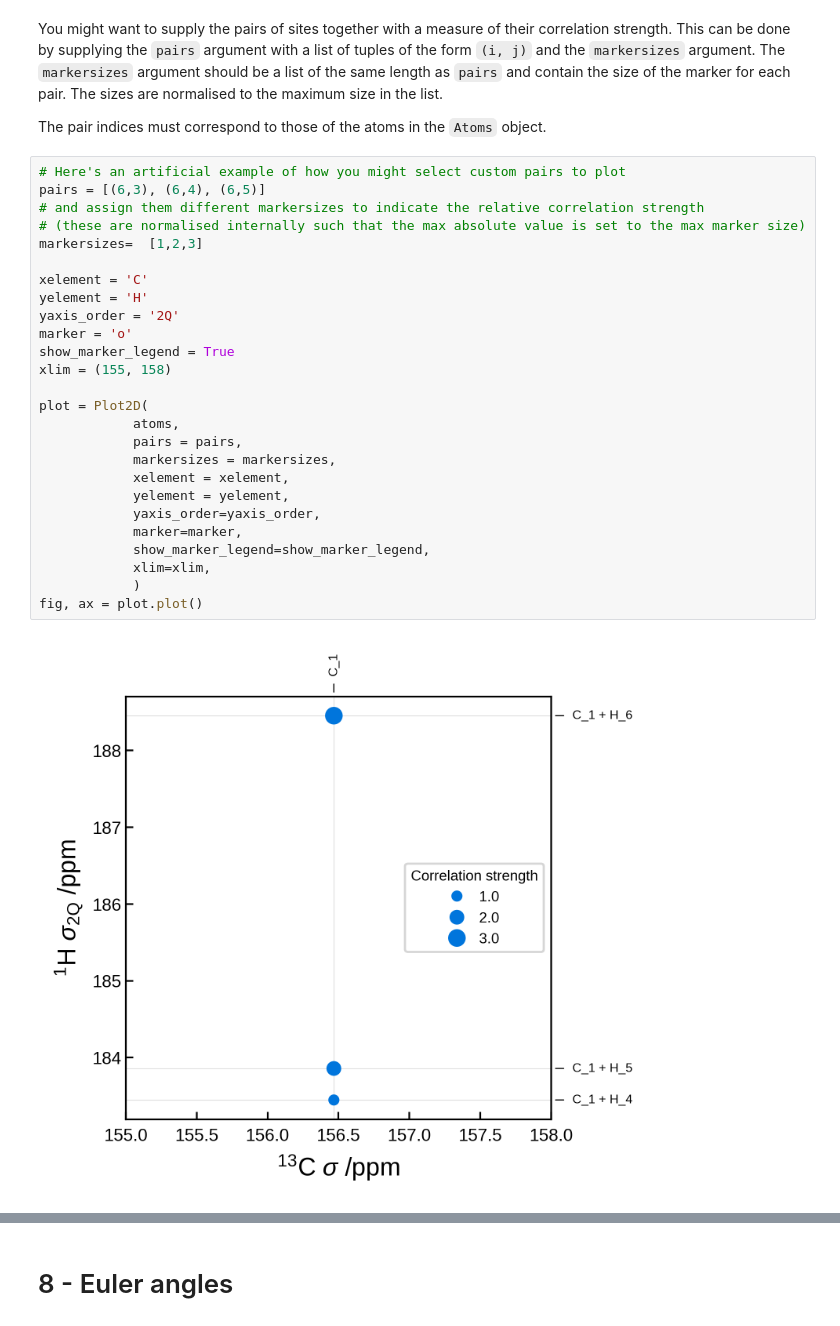
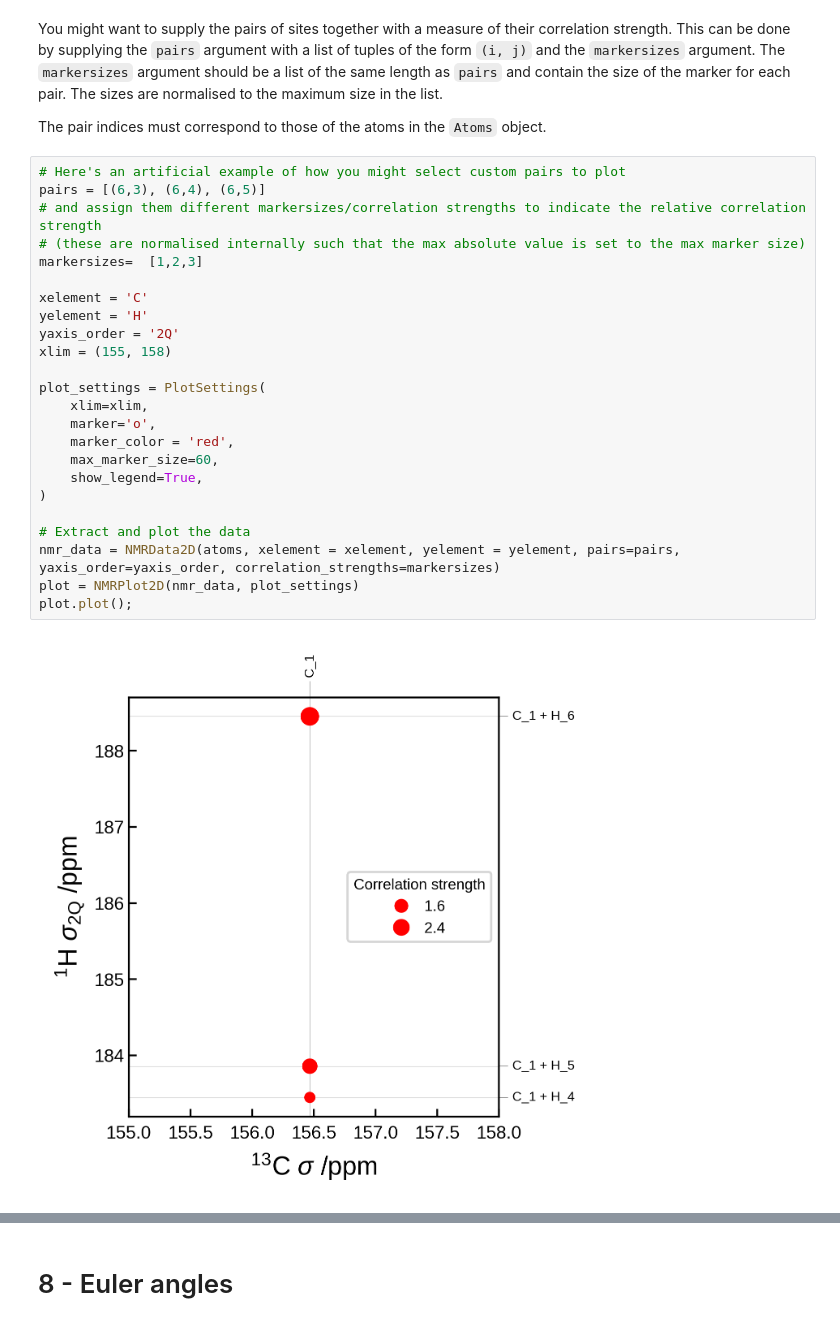
Before and after one commit to CCP-NC/soprano, a Jupyter notebook: tutorials/05-nmr.ipynb, the cells around one changed output, grey strips where cells are left out. Drawn from its saved outputs; the diff is of its cells as text.

Commit message:
Further 2D NMR plotting improvements
- Updated tutorial on 2D NMR plotting to use the new system

```diff
--- a/tutorials/05-nmr.ipynb
+++ b/tutorials/05-nmr.ipynb
@@ -465,29 +586,27 @@ The pair indices must correspond to those of the atoms in the `Atoms` object.
 # %%
 # Here's an artificial example of how you might select custom pairs to plot
 pairs = [(6,3), (6,4), (6,5)]
-# and assign them different markersizes to indicate the relative correlation strength
+# and assign them different markersizes/correlation strengths to indicate the relative correlation strength
 # (these are normalised internally such that the max absolute value is set to the max marker size)
 markersizes=  [1,2,3]
 
 xelement = 'C'
 yelement = 'H'
 yaxis_order = '2Q'
-marker = 'o'
-show_marker_legend = True
 xlim = (155, 158)
 
-plot = Plot2D(
-            atoms,
-            pairs = pairs,
-            markersizes = markersizes,
-            xelement = xelement,
-            yelement = yelement,
-            yaxis_order=yaxis_order,
-            marker=marker,
-            show_marker_legend=show_marker_legend,
-            xlim=xlim,
-            )
-fig, ax = plot.plot()
+plot_settings = PlotSettings(
+    xlim=xlim,
+    marker='o',
+    marker_color = 'red',
+    max_marker_size=60,
+    show_legend=True,
+)
+
+# Extract and plot the data
+nmr_data = NMRData2D(atoms, xelement = xelement, yelement = yelement, pairs=pairs, yaxis_order=yaxis_order, correlation_strengths=markersizes)
+plot = NMRPlot2D(nmr_data, plot_settings)
+plot.plot();
 # %% [output]
-[figure, old version]
+[figure, new version]
 # %% [markdown]
```
Also changed, not shown: parts of 32 cells of this notebook, 4 other files.
